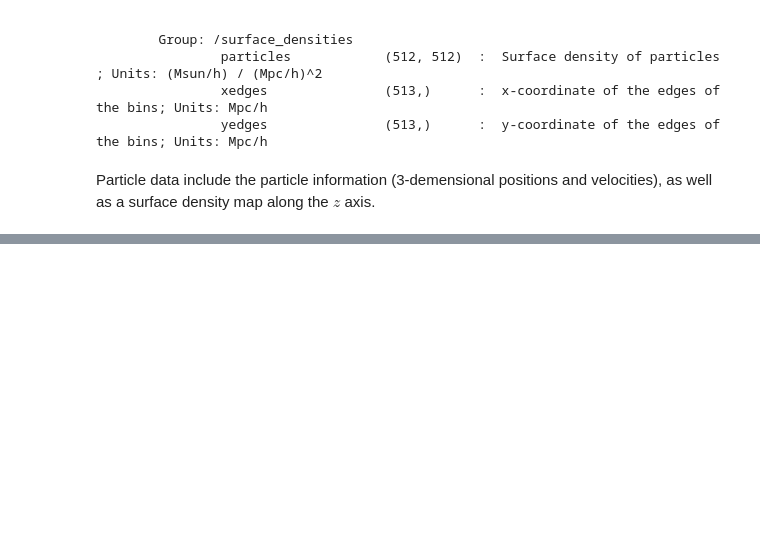
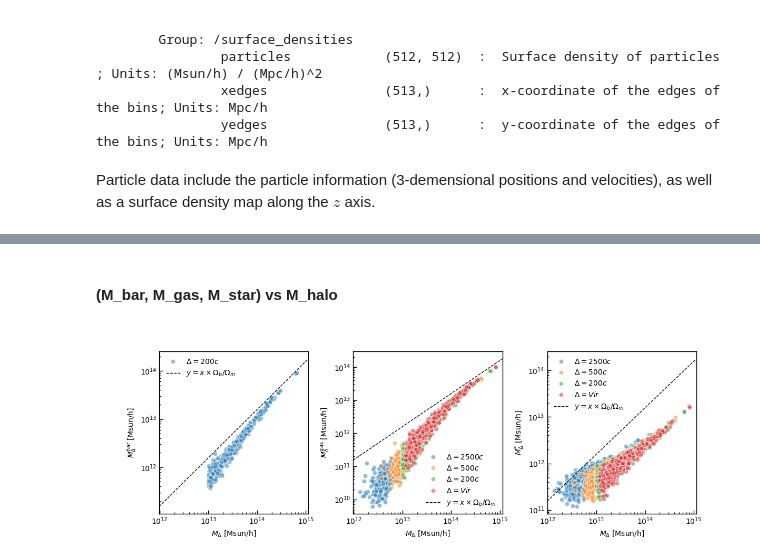
Before and after one commit to ArgonneCPAC/CosmoExplorer-DESCEvent, a Jupyter notebook: data_manipulation_examples.ipynb, the cells around one changed output, grey strips where cells are left out. Saved outputs shown, nothing was run; the diff lists cells and outputs as text; code cells hidden in the pictures; blank space fills up the shorter version.

Commit message:
add hydro halo properties / ICM thermodynamics plots

```diff
--- a/data_manipulation_examples.ipynb
+++ b/data_manipulation_examples.ipynb
@@ -288,0 +304,3 @@ Text(0, 0.5, '$y$ [Mpc/h]')
+# %%
+halos = h5py.File('./filtered_haloproperties_hydro.hdf5', 'r')
+inspect_hdf5_group(halos)
@@ -288,0 +325,44 @@ Text(0, 0.5, '$y$ [Mpc/h]')
+# %% [markdown]
+#### (M_bar, M_gas, M_star) vs M_halo
+# %%
+fig, axs = plt.subplots(1, 3, figsize=(12, 4), sharex=True)
+fig.subplots_adjust(left=0.1, right=0.95, wspace=0.3)
+ObOm = Planck18.Ob0 / Planck18.Om0
+
+ax = axs[0]
+ax.loglog(
+    np.array(halos["sod_halo_M200c"]),
+    np.array(halos["sod_halo_Mbar200c"]),
+    "o", label="$\\Delta = 200c$",
+    mec="w", mew=1, alpha=0.5
+)
+ax.set_ylabel(f"$M^{{\\rm bar}}_{{\\Delta}}$ [Msun/h]")
+
+ax = axs[1]
+for Delta in ["2500c", "500c", "200c", "Vir"]:
+    ax.loglog(
+        np.array(halos[f"sod_halo_M{Delta}"]),
+        np.array(halos[f"sod_halo_MGas{Delta}"]),
+        "o", label=f"$\\Delta = {Delta}$",
+        mec="w", mew=1, alpha=0.5
+    )
+ax.set_ylabel(f"$M^{{\\rm gas}}_{{\\Delta}}$ [Msun/h]")
+
+ax = axs[2]
+for Delta in ["2500c", "500c", "200c", "Vir"]:
+    ax.loglog(
+        np.array(halos[f"sod_halo_M{Delta}"]),
+        np.array(halos[f"sod_halo_MStar{Delta}"]),
+        "o", label=f"$\\Delta = {Delta}$",
+        mec="w", mew=1, alpha=0.5
+    )
+ax.set_ylabel(f"$M^{{*}}_{{\\Delta}}$ [Msun/h]")
+
+for ax in axs:
+    xlim = np.array(ax.get_xlim())
+    ax.set_xlim(xlim)
+    ax.plot(xlim, ObOm * xlim, "k--", label="$y = x \\times \\Omega_b / \\Omega_m$")
+    ax.legend()
+    ax.set_xlabel(f"$M_{{\\Delta}}$ [Msun/h]")
+# %% [output]
+[figure, added]
```
Also changed, not shown: parts of 16 cells of this notebook.
